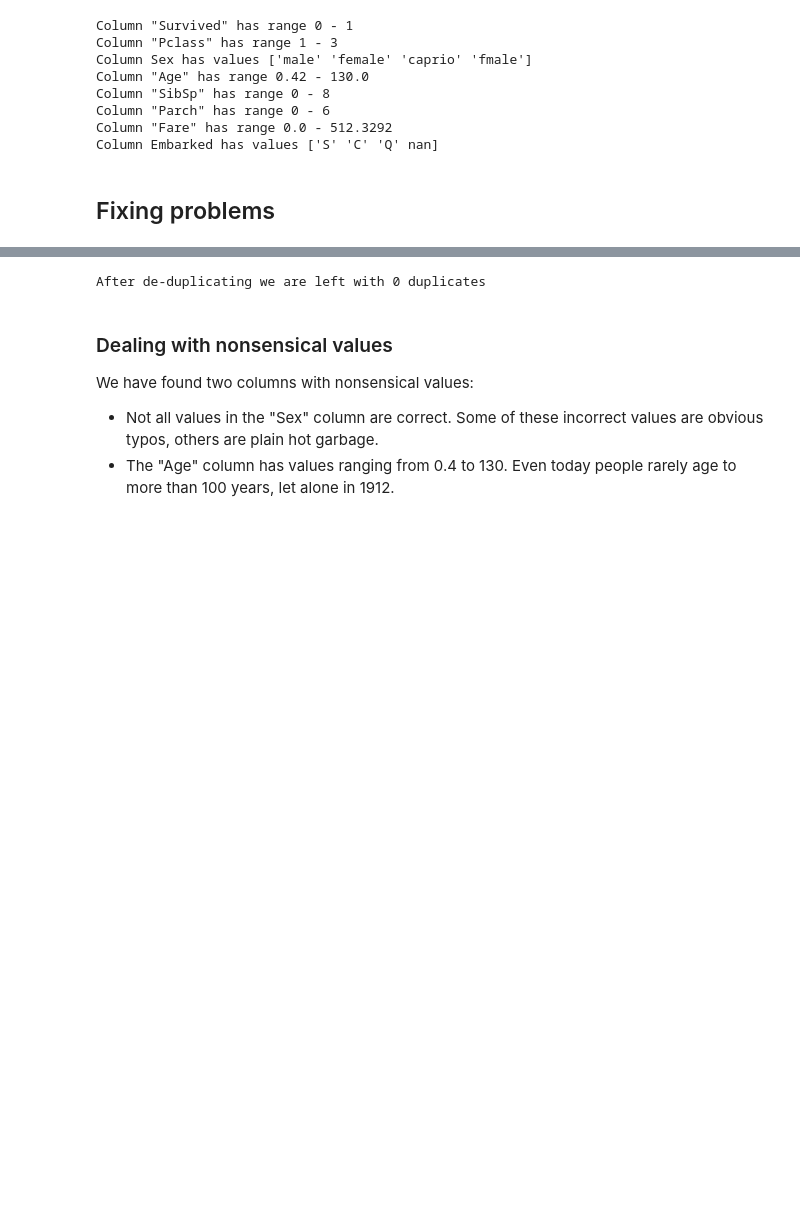
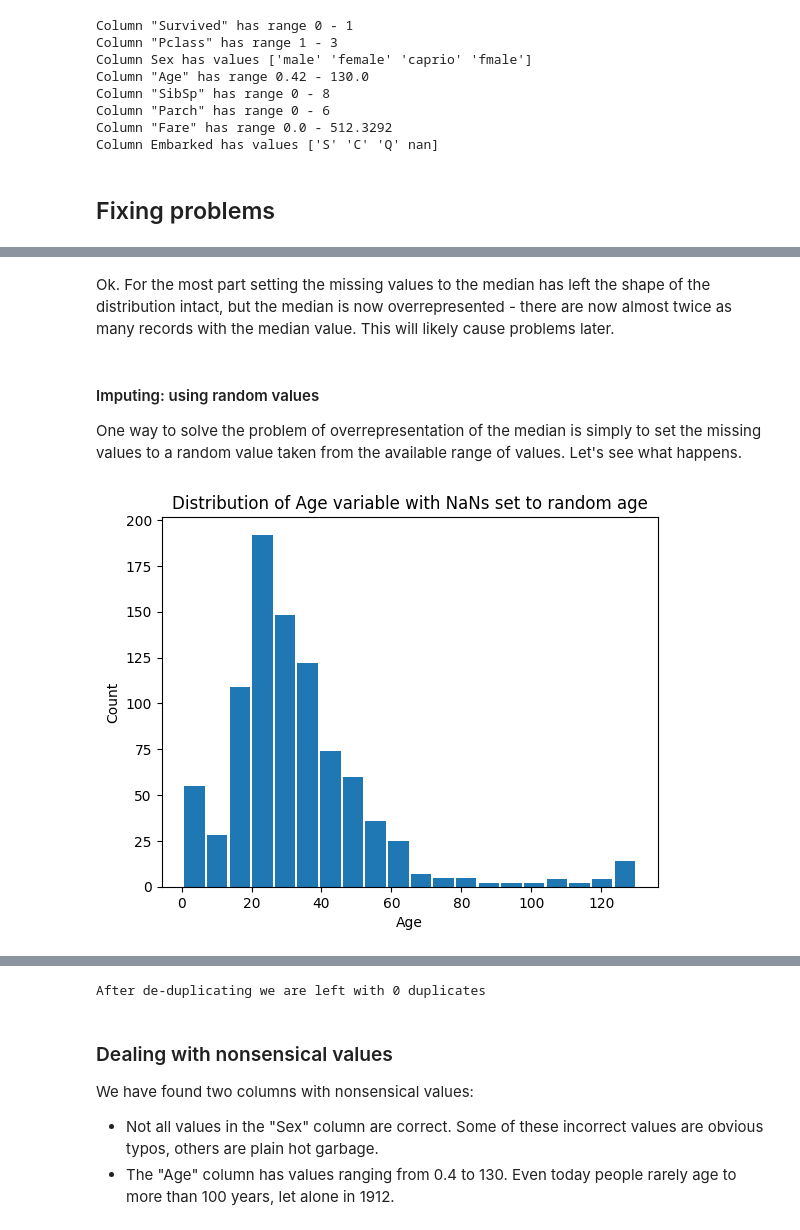
Before and after one commit to AIM-MADS-DATEXP/workshop-data-preparation, a Jupyter notebook: data_preparation.ipynb, the cells around one changed output, grey strips where cells are left out. Saved outputs shown, nothing was run; the diff lists cells and outputs as text; code cells hidden in the pictures; blank space fills up the shorter version.

Commit message:
Finished imputing

```diff
--- a/data_preparation.ipynb
+++ b/data_preparation.ipynb
@@ -79,0 +129,17 @@ Column Embarked has values ['S' 'C' 'Q' nan]
+# %% [markdown]
+Ok. For the most part setting the missing values to the median has left the shape of the distribution intact, but the median is now overrepresented - there are now almost twice as many records with the median value. This will likely cause problems later.
+# %% [markdown]
+#### Imputing: using random values
+
+One way to solve the problem of overrepresentation of the median is simply to set the missing values to a random value taken from the available range of values. Let's see what happens.
+# %%
+# To fill missing values with random numbers, we need to generate a series (ie column) with these random values.
+random_ages = pd.Series(np.random.randint(int(dft['Age'].min()), int(dft['Age'].max()), dft['Age'].isna().sum()))
+
+plt.hist(dft['Age'].fillna(random_ages), bins=20, rwidth=0.9)
+plt.title('Distribution of Age variable with NaNs set to random age')
+plt.xlabel('Age')
+plt.ylabel('Count')
+plt.show()
+# %% [output]
+[figure, added]
```
Also changed, not shown: parts of 21 cells of this notebook, 1 other file.
